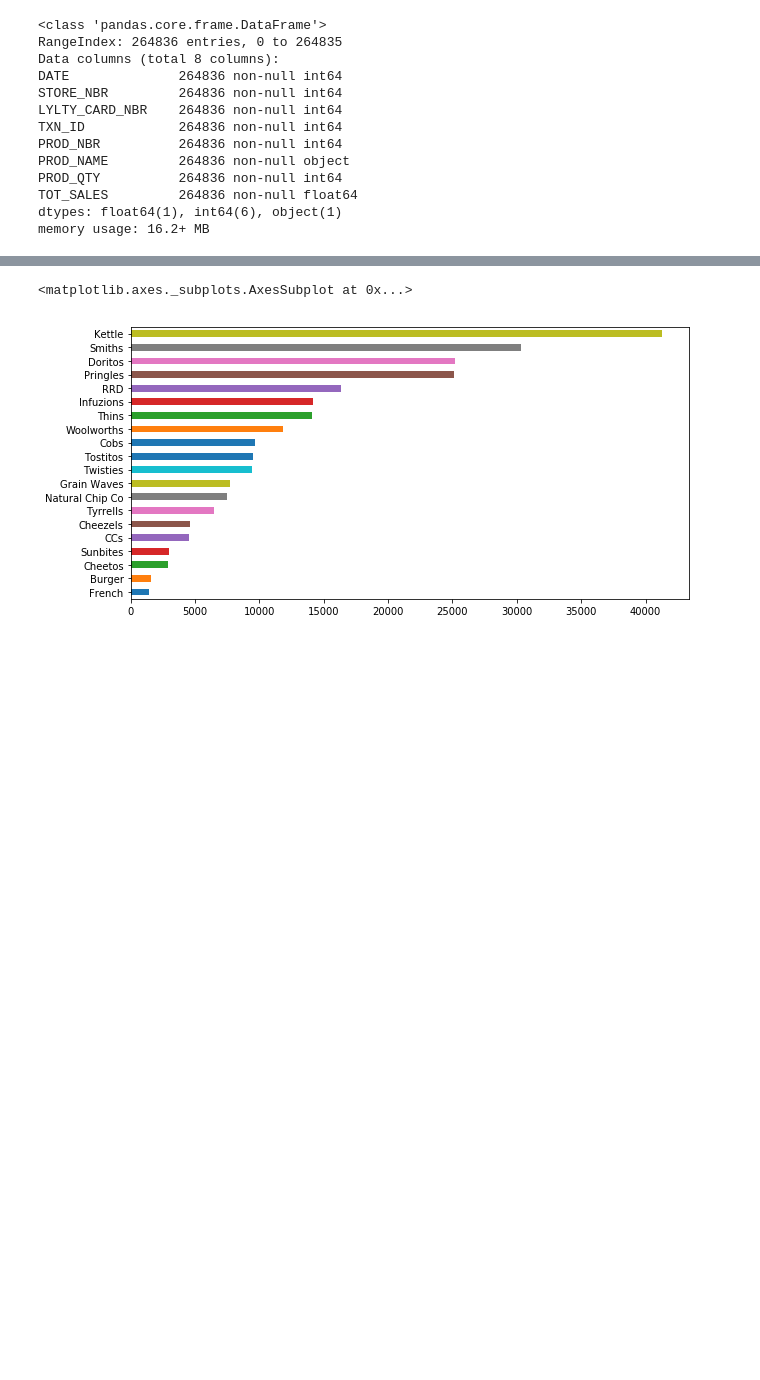
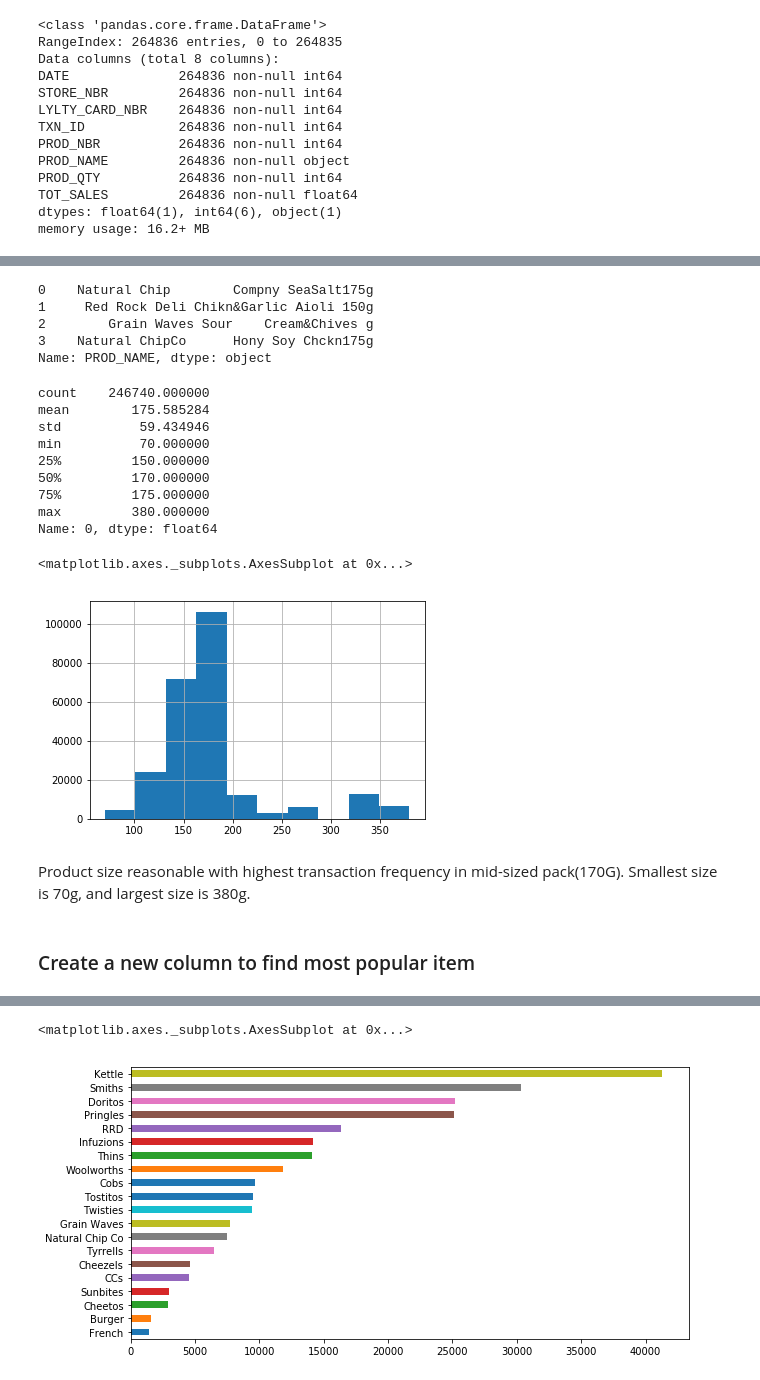
Before and after one commit to reefmajumder/Quantium_Virtual_Experience, a Jupyter notebook: Data preparation and customer analytics.ipynb, the cells around one changed output, grey strips where cells are left out. Drawn from its saved outputs; the diff is of its cells as text; code cells hidden in the pictures; blank space fills up the shorter version.

```diff
--- a/Data preparation and customer analytics.ipynb
+++ b/Data preparation and customer analytics.ipynb
@@ -333,0 +61,3 @@ Name: Cleaned_Brand_Names, dtype: object
+# %%
+merged_data = pd.merge(pr_bhv, tr_data, on="LYLTY_CARD_NBR", how="right")
+print(merged_data.head())
@@ -333,0 +105,13 @@ Name: Cleaned_Brand_Names, dtype: object
+# %%
+from datetime import date, timedelta
+start = date(1899,12,30)
+
+new_date_format = []
+
+for date in merged_data["DATE"]:
+    delta = timedelta(date)
+    new_date_format.append(start + delta)
+
+pd.Series(new_date_format)
+
+merged_data["DATE"] = pd.to_datetime(new_date_format)
@@ -333,0 +177,8 @@ Name: Cleaned_Brand_Names, dtype: object
+# %%
+s_mask = merged_data["PROD_NAME"].str.contains(r"[sS]alsa")
+
+print(str(len(s_mask)) + "\n")
+merged_data = merged_data[~s_mask]
+print(len(merged_data)-len(s_mask))
+
+merged_data.info()
@@ -333,0 +313,29 @@ Name: Cleaned_Brand_Names, dtype: object
+# %%
+t = merged_data["PROD_NAME"].str.replace(r'[0-9]+(G)','g')
+t.head(4)
+# %% [output]
+0    Natural Chip        Compny SeaSalt175g
+1     Red Rock Deli Chikn&Garlic Aioli 150g
+2        Grain Waves Sour    Cream&Chives g
+3    Natural ChipCo      Hony Soy Chckn175g
+Name: PROD_NAME, dtype: object
+# %%
+pack_sizes = merged_data["PROD_NAME"].str.extract(r'([0-9]+[gG])')[0].str.replace("[Gg]","").astype(float)
+print(pack_sizes.describe())
+pack_sizes.hist()
+# %% [output]
+count    246740.000000
+mean        175.585284
+std          59.434946
+min          70.000000
+25%         150.000000
+50%         170.000000
+75%         175.000000
+max         380.000000
+Name: 0, dtype: float64
+<matplotlib.axes._subplots.AxesSubplot at 0x...>
+[figure, added]
+# %% [markdown]
+Product size reasonable with highest transaction frequency in mid-sized pack(170G). Smallest size is 70g, and largest size is 380g.
+# %% [markdown]
+### Create a new column to find most popular item
```
Also changed, not shown: parts of 86 cells of this notebook.
